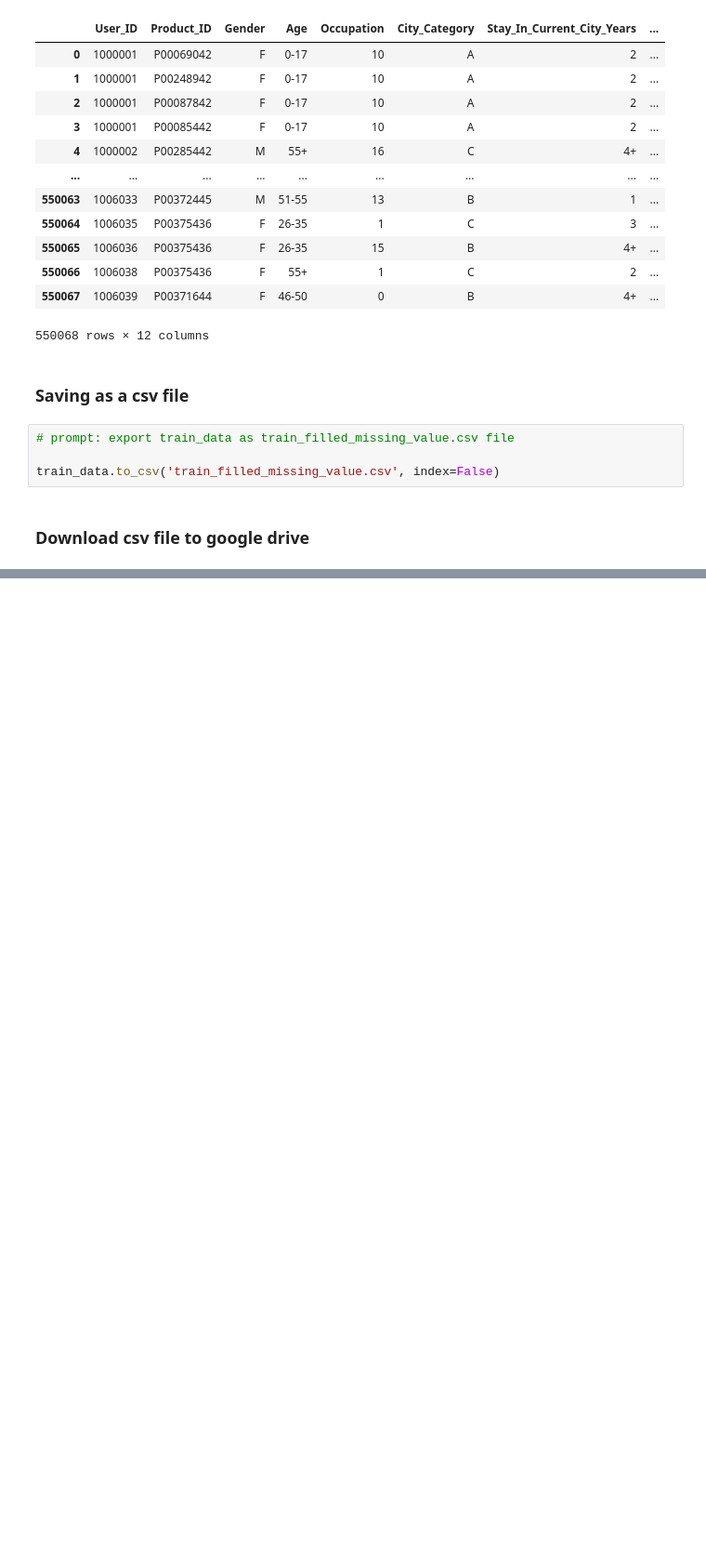
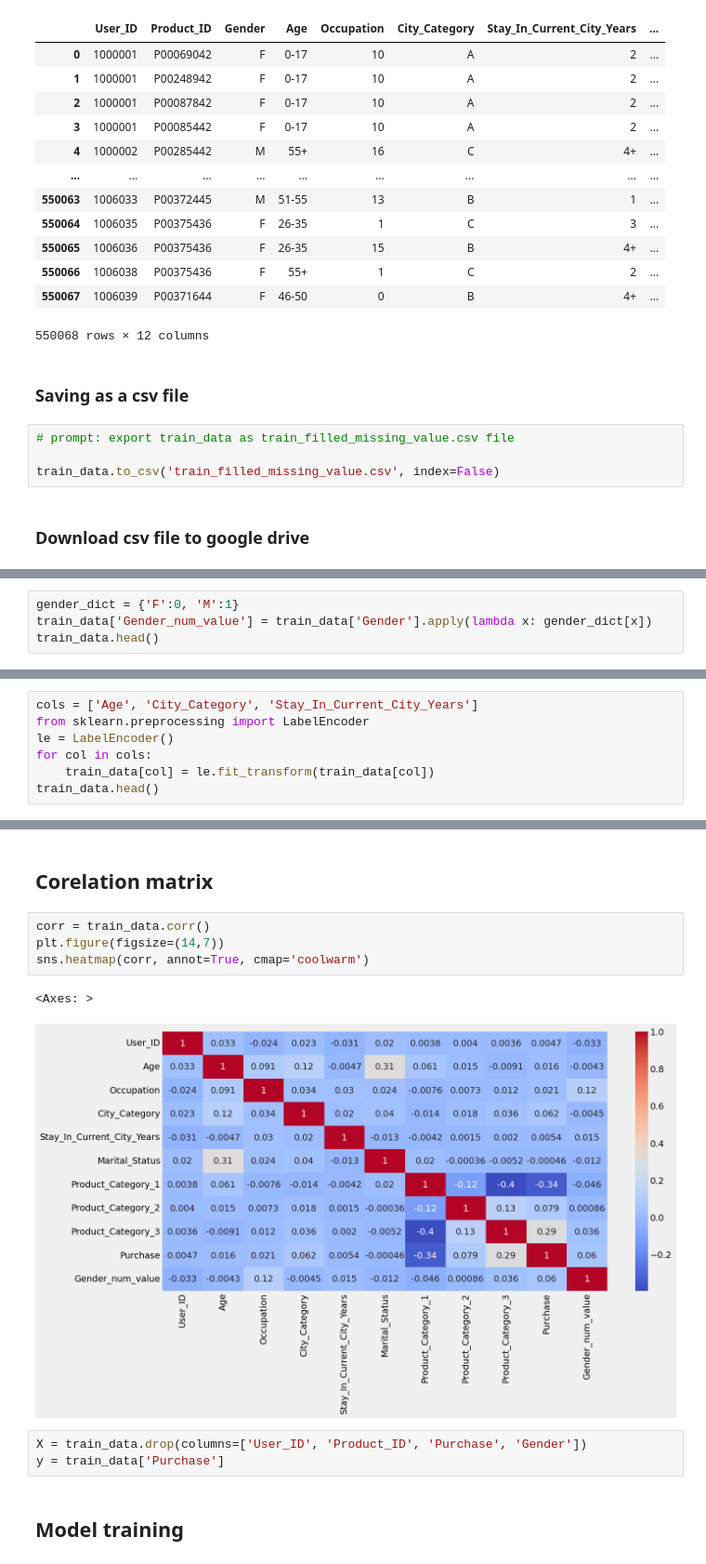
Before and after one commit to bimsi/Black-Friday-Sales-Prediction-Analysis, a Jupyter notebook: Black_Friday_Sales_Prediction_Analysis.ipynb, the cells around one changed output, grey strips where cells are left out. Shown at 93% size. Cells and saved outputs as stored; diff of their text form; blank space fills up the shorter version.

```diff
--- a/Black_Friday_Sales_Prediction_Analysis.ipynb
+++ b/Black_Friday_Sales_Prediction_Analysis.ipynb
@@ -336,0 +340,4 @@ train_data.to_csv('train_filled_missing_value.csv', index=False)
+# %%
+gender_dict = {'F':0, 'M':1}
+train_data['Gender_num_value'] = train_data['Gender'].apply(lambda x: gender_dict[x])
+train_data.head()
@@ -336,0 +353,7 @@ train_data.to_csv('train_filled_missing_value.csv', index=False)
+# %%
+cols = ['Age', 'City_Category', 'Stay_In_Current_City_Years']
+from sklearn.preprocessing import LabelEncoder
+le = LabelEncoder()
+for col in cols:
+    train_data[col] = le.fit_transform(train_data[col])
+train_data.head()
@@ -336,0 +367,14 @@ train_data.to_csv('train_filled_missing_value.csv', index=False)
+# %% [markdown]
+## Corelation matrix
+# %%
+corr = train_data.corr()
+plt.figure(figsize=(14,7))
+sns.heatmap(corr, annot=True, cmap='coolwarm')
+# %% [output]
+<Axes: >
+[figure, added]
+# %%
+X = train_data.drop(columns=['User_ID', 'Product_ID', 'Purchase', 'Gender'])
+y = train_data['Purchase']
+# %% [markdown]
+## Model training
```
Also changed, not shown: parts of 16 cells of this notebook.
